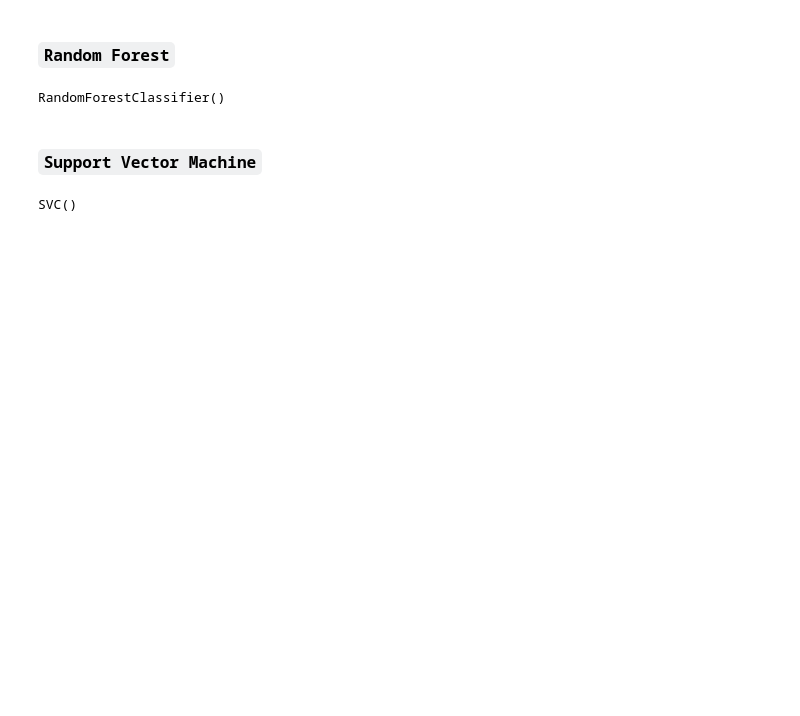
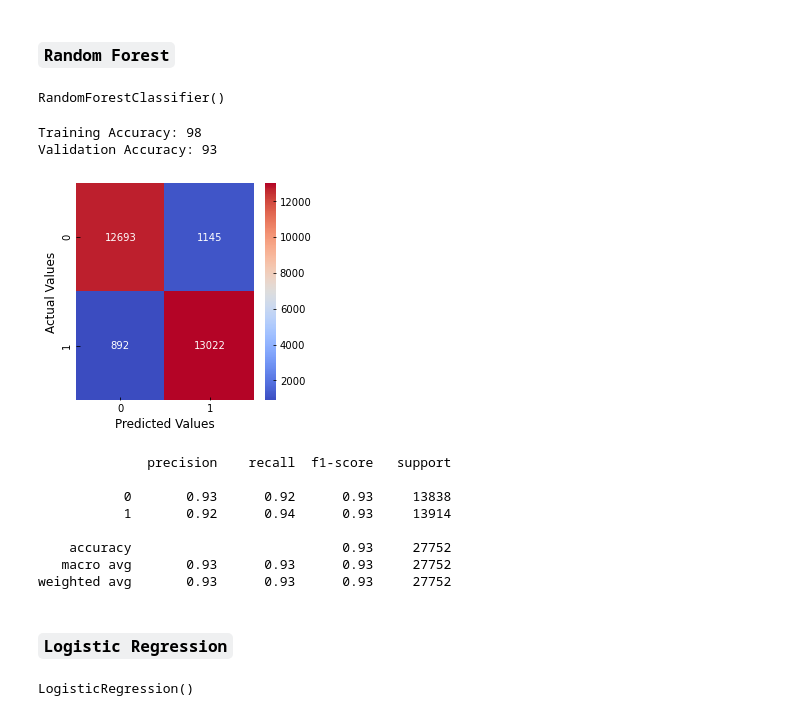
Before and after one commit to raiyan-aegon/My-Portfolio, a Jupyter notebook: Python/Machine Learning/Employee Promotion Prediction/employee_promotion.ipynb, the cells around one changed output. Saved outputs shown, nothing was run; the diff lists cells and outputs as text; code cells hidden in the pictures; blank space fills up the shorter version.

```diff
--- a/Python/Machine Learning/Employee Promotion Prediction/employee_promotion.ipynb
+++ b/Python/Machine Learning/Employee Promotion Prediction/employee_promotion.ipynb
@@ -873,11 +889,16 @@ rf.fit(X_train,y_train)
 # %% [output]
 RandomForestClassifier()
 # %%
-display_ev(rf)
+display_ev(rf,'Random Forest')
+# %% [output]
+Training Accuracy: 98
+Validation Accuracy: 93
+[figure, added]
+              precision    recall  f1-score   support
+
+           0       0.93      0.92      0.93     13838
+           1       0.92      0.94      0.93     13914
+
+    accuracy                           0.93     27752
+   macro avg       0.93      0.93      0.93     27752
+weighted avg       0.93      0.93      0.93     27752
-# %% [markdown]
-### `Support Vector Machine`
-# %%
-display_evVC()
-svc.fit(X_train,y_train)
-# %% [output]
-SVC()
@@ -885,0 +905,7 @@ display_ev(svc)
+# %% [markdown]
+### `Logistic Regression`
+# %%
+lr = LogisticRegression()
+lr.fit(X_train,y_train)
+# %% [output]
+LogisticRegression()
```
Also changed, not shown: parts of 34 cells of this notebook.
